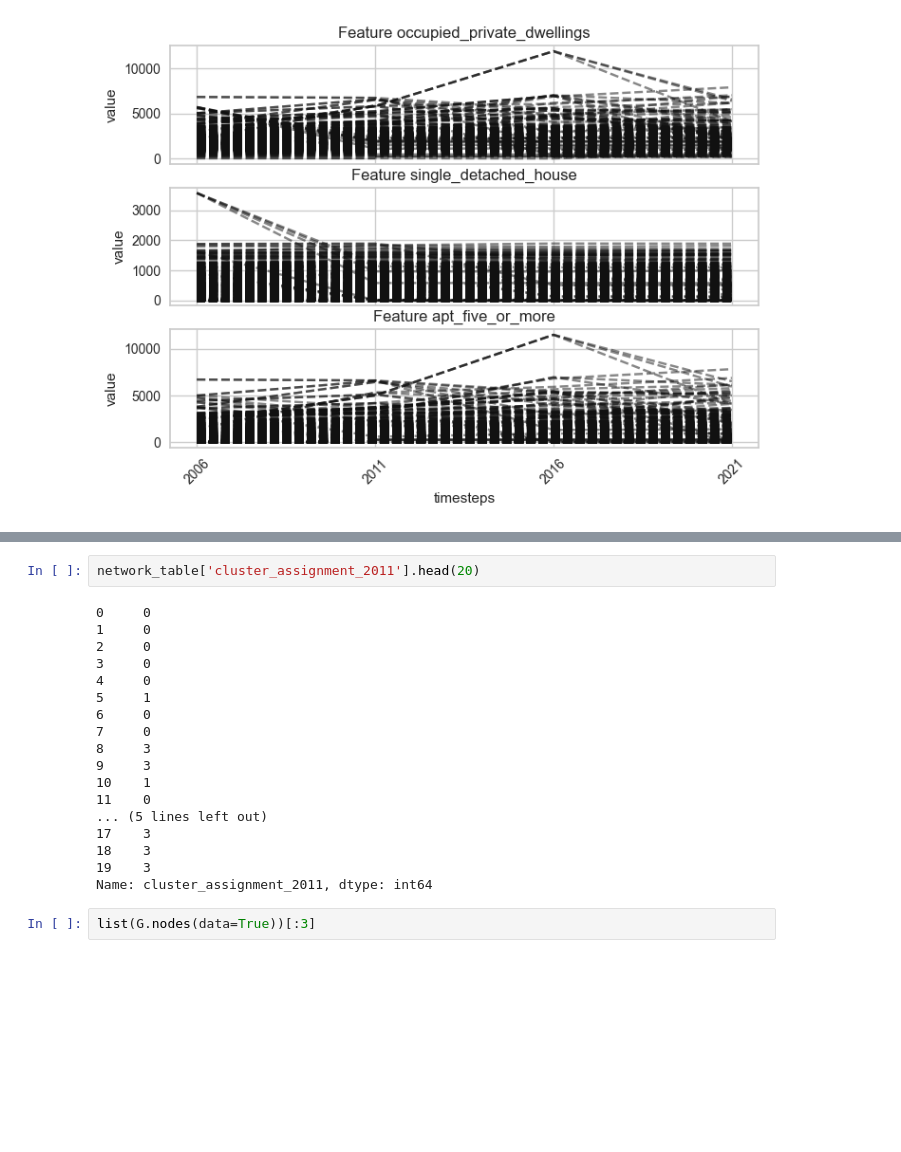
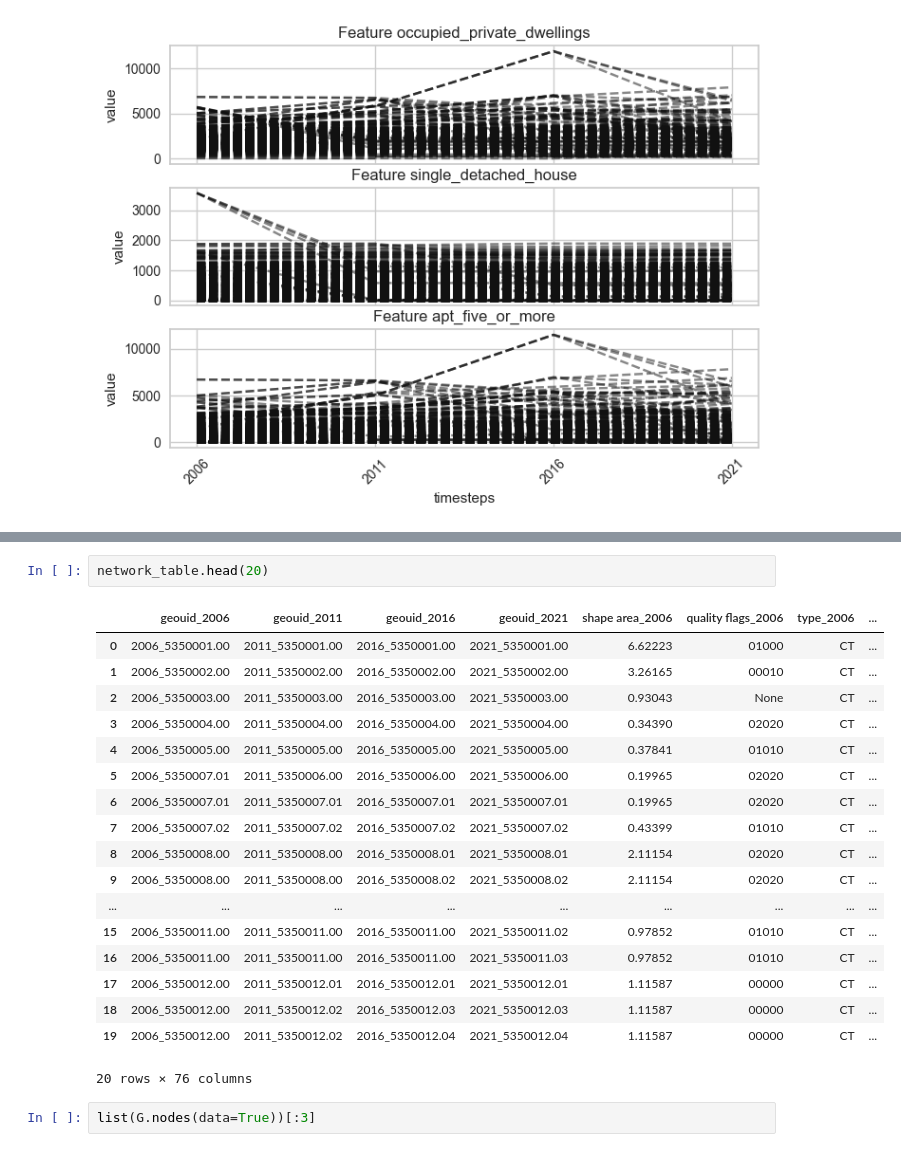
Before and after one commit to ecorbin567/piccard2, a Jupyter notebook: src/piccard/testing.ipynb, the cells around one changed output, grey strips where cells are left out. Saved outputs shown, nothing was run; the diff lists cells and outputs as text; blank space fills up the shorter version.

```diff
--- a/src/piccard/testing.ipynb
+++ b/src/piccard/testing.ipynb
@@ -108,23 +109,24 @@ Total time is 289.87secs
 # %%
-network_table['cluster_assignment_2011'].head(20)
+network_table.head(20)
 # %% [output]
+|  | geouid_2006 | geouid_2011 | geouid_2016 | geouid_2021 | shape area_2006 | quality flags_2006 | type_2006 | ... |
+| 0 | 2006_5350001.00 | 2011_5350001.00 | 2016_5350001.00 | 2021_5350001.00 | 6.62223 | 01000 | CT | ... |
+| 1 | 2006_5350002.00 | 2011_5350002.00 | 2016_5350002.00 | 2021_5350002.00 | 3.26165 | 00010 | CT | ... |
+| 2 | 2006_5350003.00 | 2011_5350003.00 | 2016_5350003.00 | 2021_5350003.00 | 0.93043 | None | CT | ... |
+| 3 | 2006_5350004.00 | 2011_5350004.00 | 2016_5350004.00 | 2021_5350004.00 | 0.34390 | 02020 | CT | ... |
+| 4 | 2006_5350005.00 | 2011_5350005.00 | 2016_5350005.00 | 2021_5350005.00 | 0.37841 | 01010 | CT | ... |
+| 5 | 2006_5350007.01 | 2011_5350006.00 | 2016_5350006.00 | 2021_5350006.00 | 0.19965 | 02020 | CT | ... |
+| 6 | 2006_5350007.01 | 2011_5350007.01 | 2016_5350007.01 | 2021_5350007.01 | 0.19965 | 02020 | CT | ... |
+| 7 | 2006_5350007.02 | 2011_5350007.02 | 2016_5350007.02 | 2021_5350007.02 | 0.43399 | 01010 | CT | ... |
+| 8 | 2006_5350008.00 | 2011_5350008.00 | 2016_5350008.01 | 2021_5350008.01 | 2.11154 | 02020 | CT | ... |
+| 9 | 2006_5350008.00 | 2011_5350008.00 | 2016_5350008.02 | 2021_5350008.02 | 2.11154 | 02020 | CT | ... |
+| ... | ... | ... | ... | ... | ... | ... | ... | ... |
+| 15 | 2006_5350011.00 | 2011_5350011.00 | 2016_5350011.00 | 2021_5350011.02 | 0.97852 | 01010 | CT | ... |
+| 16 | 2006_5350011.00 | 2011_5350011.00 | 2016_5350011.00 | 2021_5350011.03 | 0.97852 | 01010 | CT | ... |
+| 17 | 2006_5350012.00 | 2011_5350012.01 | 2016_5350012.01 | 2021_5350012.01 | 1.11587 | 00000 | CT | ... |
+| 18 | 2006_5350012.00 | 2011_5350012.02 | 2016_5350012.03 | 2021_5350012.03 | 1.11587 | 00000 | CT | ... |
+| 19 | 2006_5350012.00 | 2011_5350012.02 | 2016_5350012.04 | 2021_5350012.04 | 1.11587 | 00000 | CT | ... |
-0     0
-1     0
-2     0
-3     0
-4     0
-5     1
-6     0
-7     0
-8     3
-9     3
-10    1
-11    0
-... (5 lines left out)
-17    3
-18    3
-19    3
-Name: cluster_assignment_2011, dtype: int64
+20 rows × 76 columns
 # %%
 list(G.nodes(data=True))[:3]
 # %% [output]
```
Also changed, not shown: parts of 4 cells of this notebook, 1 other file.
